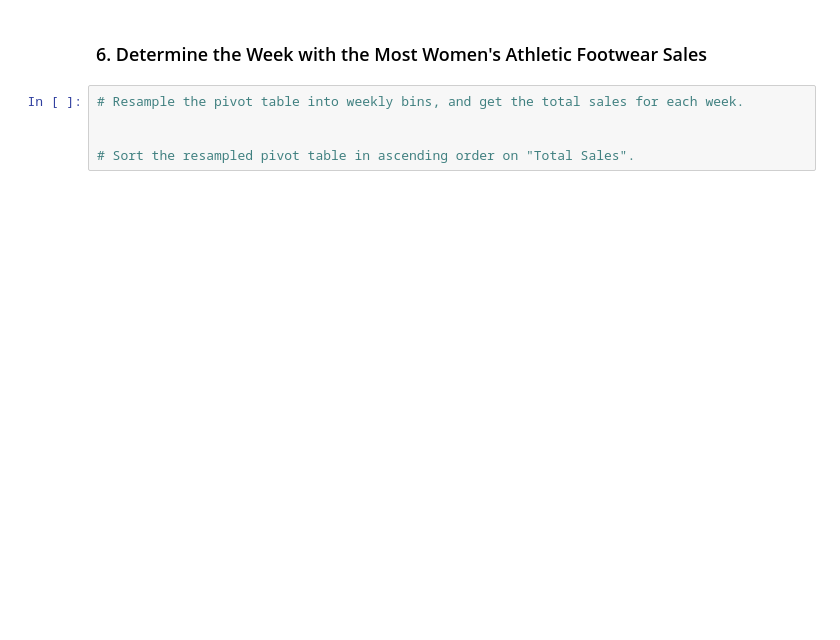
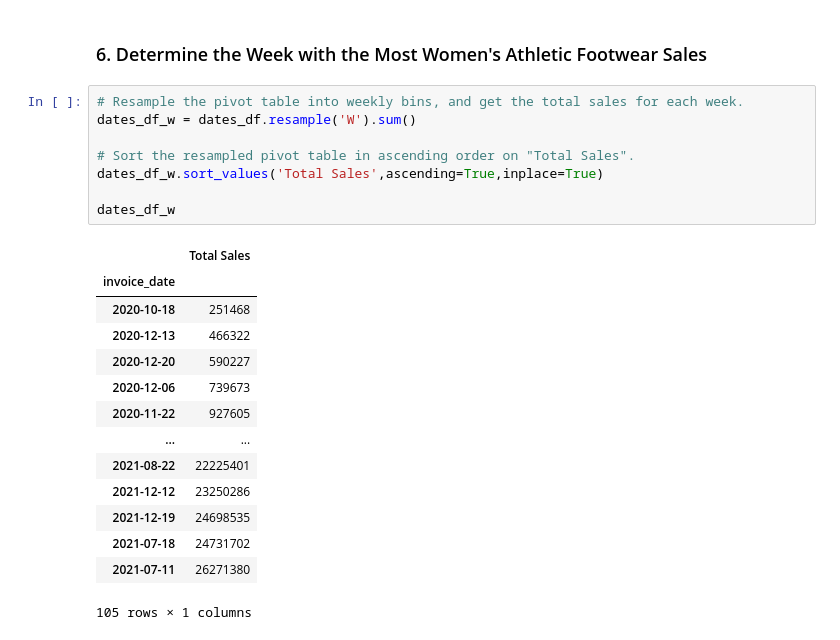
Before and after one commit to mikeszumski/athletic_sales_analysis, a Jupyter notebook: athletic_sales_analysis_starter_code.ipynb, the cells around one changed output. Saved outputs shown, nothing was run; the diff lists cells and outputs as text; blank space fills up the shorter version.

```diff
--- a/athletic_sales_analysis_starter_code.ipynb
+++ b/athletic_sales_analysis_starter_code.ipynb
@@ -328,6 +362,24 @@ footwear_units_df.head(5)
 ### 6.  Determine the Week with the Most Women's Athletic Footwear Sales
 # %%
 # Resample the pivot table into weekly bins, and get the total sales for each week.
-
+dates_df_w = dates_df.resample('W').sum()
 
 # Sort the resampled pivot table in ascending order on "Total Sales".
+dates_df_w.sort_values('Total Sales',ascending=True,inplace=True)
+
+dates_df_w
+# %% [output]
+|  | Total Sales |
+| invoice_date |  |
+| 2020-10-18 | 251468 |
+| 2020-12-13 | 466322 |
+| 2020-12-20 | 590227 |
+| 2020-12-06 | 739673 |
+| 2020-11-22 | 927605 |
+| ... | ... |
+| 2021-08-22 | 22225401 |
+| 2021-12-12 | 23250286 |
+| 2021-12-19 | 24698535 |
+| 2021-07-18 | 24731702 |
+| 2021-07-11 | 26271380 |
+105 rows × 1 columns
```
Also changed, not shown: parts of 3 cells of this notebook.
